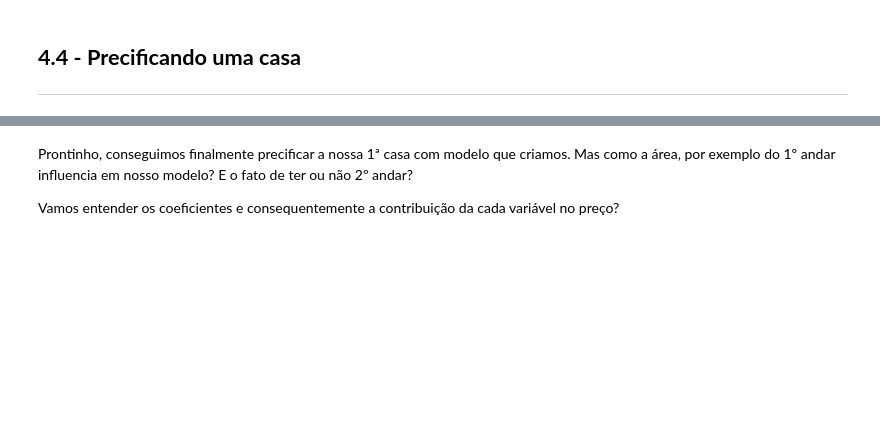
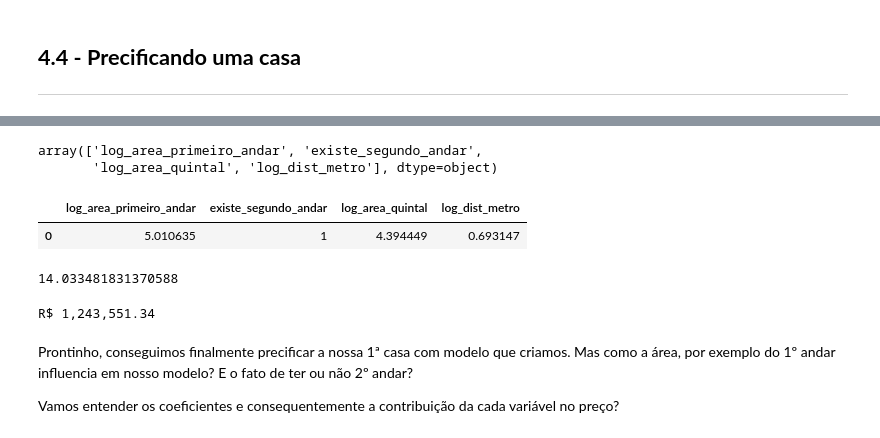
Before and after one commit to arthur-pulini/Machine-Learning-regressao-alura, a Jupyter notebook: Transformando_Variaveis_para_uma_Regressao_Linear/Regressao Linear.ipynb, the cells around one changed output, grey strips where cells are left out. Saved outputs shown, nothing was run; the diff lists cells and outputs as text; code cells hidden in the pictures; blank space fills up the shorter version.

Commit message:
Prevendo o valor de uma casa específica

```diff
--- a/Transformando_Variaveis_para_uma_Regressao_Linear/Regressao Linear.ipynb
+++ b/Transformando_Variaveis_para_uma_Regressao_Linear/Regressao Linear.ipynb
@@ -510,4 +510,7 @@ R² = 0.738
 <img src="https://github.com/afonsosr2/data-science-regressao-linear/blob/main/imagens/quanto_custa_slide.png?raw=true" alt="Imagem de uma casa e suas características para precificação" width=720>
 # %%
 # Quais são as features do nosso modelo?
-...
+modelo.feature_names_in_
+# %% [output]
+array(['log_area_primeiro_andar', 'existe_segundo_andar',
+       'log_area_quintal', 'log_dist_metro'], dtype=object)
@@ -517,6 +517,22 @@ R² = 0.738
+# %%
+# Nova casa
+nova_casa = pd.DataFrame({'log_area_primeiro_andar': [np.log(150)],
+             'existe_segundo_andar': [1],
+             'log_area_quintal': [np.log1p(80)],
+             'log_dist_metro': [np.log(2)]})
+nova_casa
+# %% [output]
+|  | log_area_primeiro_andar | existe_segundo_andar | log_area_quintal | log_dist_metro |
+| 0 | 5.010635 | 1 | 4.394449 | 0.693147 |
 # %%
 # Qual o preço dessa casa?
-...
+modelo.predict(nova_casa)[0]
+# %% [output]
+14.033481831370588
+# %%
+print(f"R$ {np.exp(modelo.predict(nova_casa)[0]):,.2f}")
+# %% [output]
+R$ 1,243,551.34
 # %% [markdown]
 Prontinho, conseguimos finalmente precificar a nossa 1ª casa com modelo que criamos. Mas como a área, por exemplo do 1º andar influencia em nosso modelo? E o fato de ter ou não 2º andar?
 
```
Also changed, not shown: parts of 1 cell of this notebook.
